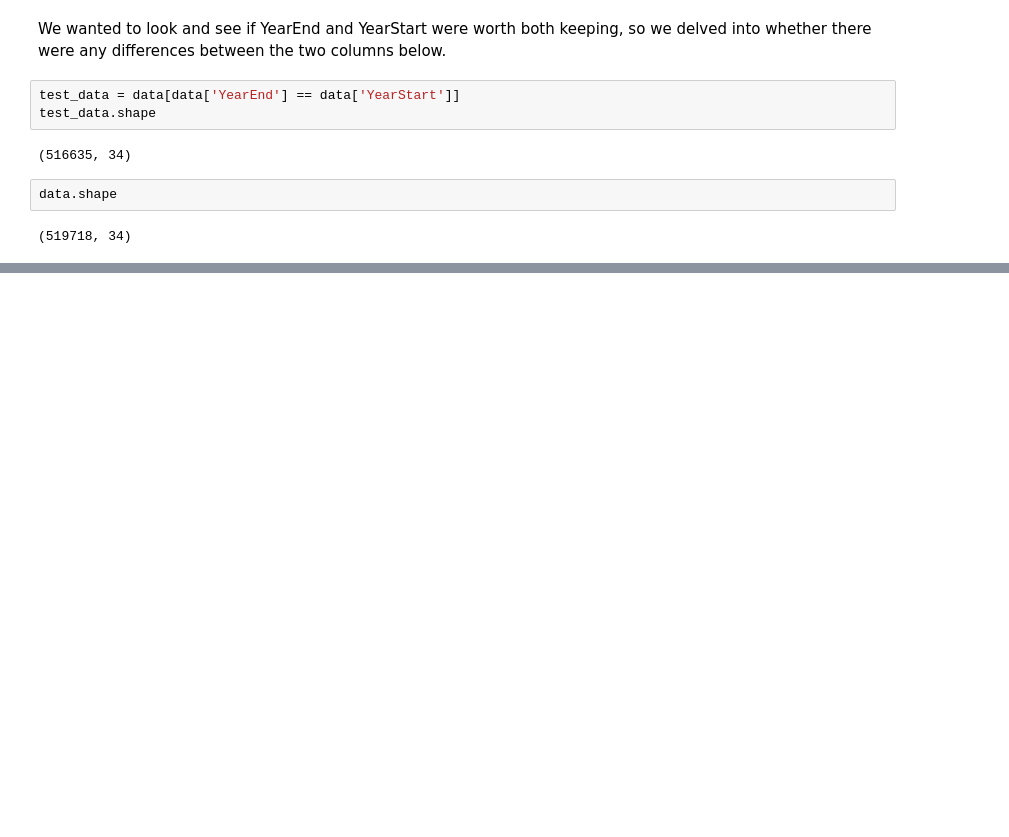
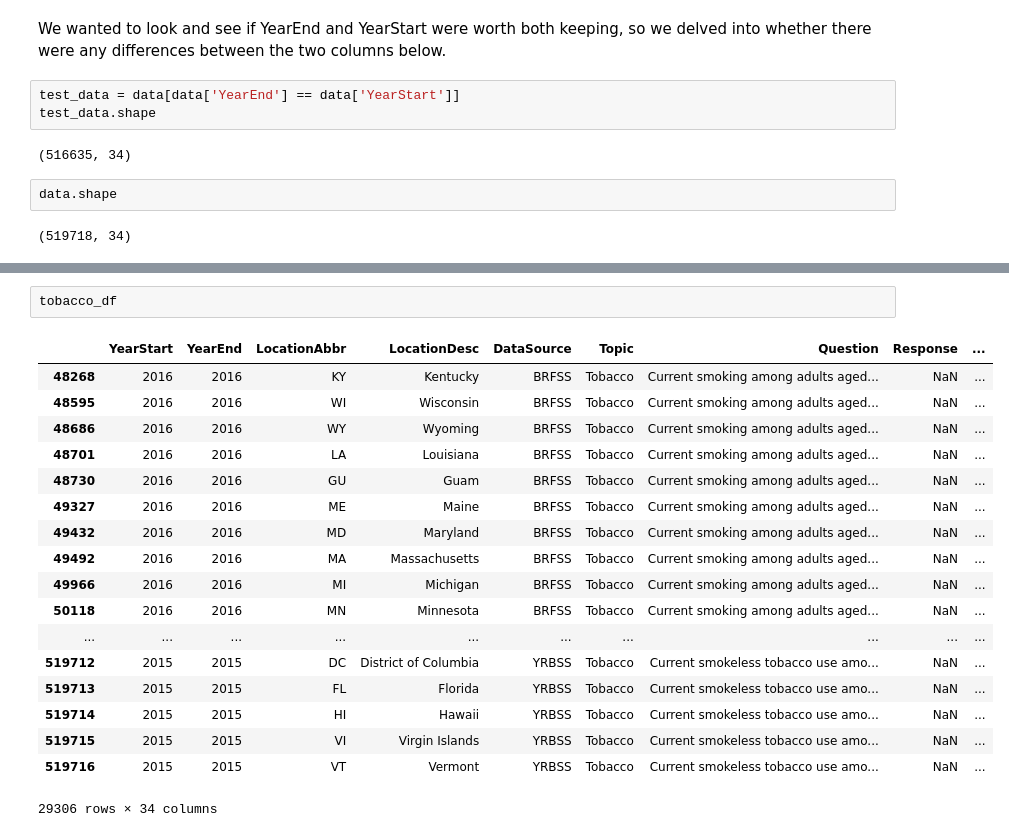
Before and after one commit to kwood16/US-CDI, a Jupyter notebook: Project Proposal.ipynb, the cells around one changed output, grey strips where cells are left out. Cells and saved outputs as stored; diff of their text form; blank space fills up the shorter version.

```diff
--- a/Project Proposal.ipynb
+++ b/Project Proposal.ipynb
@@ -276,0 +354,21 @@ After looking at a lot of the columns, we decided to only keep 'YearStart', 'Yea
+# %%
+tobacco_df
+# %% [output]
+|  | YearStart | YearEnd | LocationAbbr | LocationDesc | DataSource | Topic | Question | Response | ... |
+| 48268 | 2016 | 2016 | KY | Kentucky | BRFSS | Tobacco | Current smoking among adults aged... | NaN | ... |
+| 48595 | 2016 | 2016 | WI | Wisconsin | BRFSS | Tobacco | Current smoking among adults aged... | NaN | ... |
+| 48686 | 2016 | 2016 | WY | Wyoming | BRFSS | Tobacco | Current smoking among adults aged... | NaN | ... |
+| 48701 | 2016 | 2016 | LA | Louisiana | BRFSS | Tobacco | Current smoking among adults aged... | NaN | ... |
+| 48730 | 2016 | 2016 | GU | Guam | BRFSS | Tobacco | Current smoking among adults aged... | NaN | ... |
+| 49327 | 2016 | 2016 | ME | Maine | BRFSS | Tobacco | Current smoking among adults aged... | NaN | ... |
+| 49432 | 2016 | 2016 | MD | Maryland | BRFSS | Tobacco | Current smoking among adults aged... | NaN | ... |
+| 49492 | 2016 | 2016 | MA | Massachusetts | BRFSS | Tobacco | Current smoking among adults aged... | NaN | ... |
+| 49966 | 2016 | 2016 | MI | Michigan | BRFSS | Tobacco | Current smoking among adults aged... | NaN | ... |
+| 50118 | 2016 | 2016 | MN | Minnesota | BRFSS | Tobacco | Current smoking among adults aged... | NaN | ... |
+| ... | ... | ... | ... | ... | ... | ... | ... | ... | ... |
+| 519712 | 2015 | 2015 | DC | District of Columbia | YRBSS | Tobacco | Current smokeless tobacco use amo... | NaN | ... |
+| 519713 | 2015 | 2015 | FL | Florida | YRBSS | Tobacco | Current smokeless tobacco use amo... | NaN | ... |
+| 519714 | 2015 | 2015 | HI | Hawaii | YRBSS | Tobacco | Current smokeless tobacco use amo... | NaN | ... |
+| 519715 | 2015 | 2015 | VI | Virgin Islands | YRBSS | Tobacco | Current smokeless tobacco use amo... | NaN | ... |
+| 519716 | 2015 | 2015 | VT | Vermont | YRBSS | Tobacco | Current smokeless tobacco use amo... | NaN | ... |
+29306 rows × 34 columns
```
Also changed, not shown: parts of 18 cells of this notebook, 2 other files.
